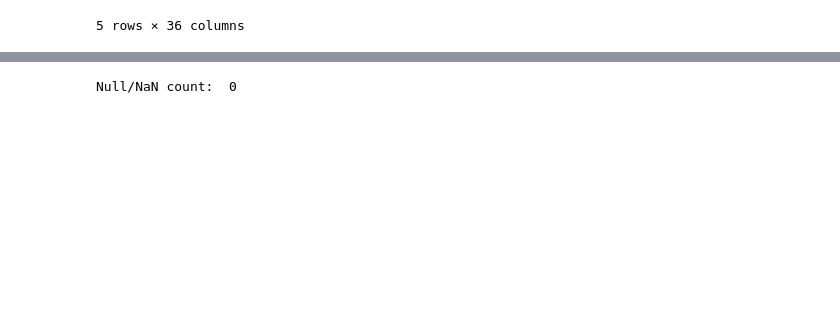
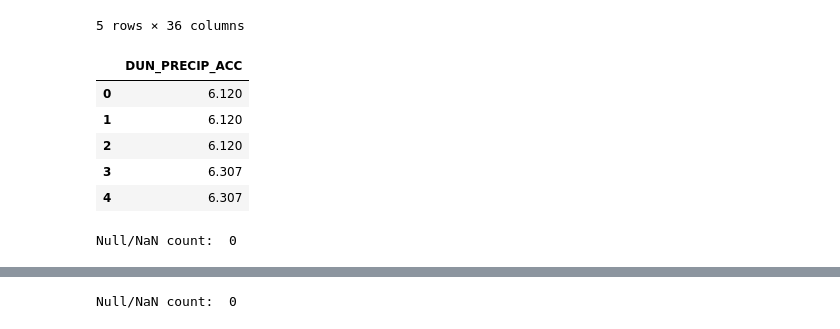
Before and after one commit to lauren-alexandra/basin-inflow-dnn, a Jupyter notebook: EDA.ipynb, the cells around one changed output, grey strips where cells are left out. Saved outputs shown, nothing was run; the diff lists cells and outputs as text; code cells hidden in the pictures; blank space fills up the shorter version.

Commit message:
corrected handle difference data, removing seasonality

```diff
--- a/EDA.ipynb
+++ b/EDA.ipynb
@@ -149,3 +175,28 @@ INFLOW_WATER_YEAR_2016_2018.head()
 | 2016-10-04 | 32.819 | 0.0 | 0.0 | 58 | 72 | 47 | 0.24 | ... |
 | 2016-10-05 | 18.264 | 0.0 | 0.0 | 59 | 75 | 47 | 0.24 | ... |
 5 rows × 36 columns
+# %%
+# interval for differencing data
+days = 365
+
+all_dun_precip_acc = basin_inflow.loc[:, ['DUN_PRECIP_ACC']]
+
+all_dun_precip_acc_COPY = all_dun_precip_acc.copy()
+
+all_dun_precip_acc_COPY.head()
+# %% [output]
+|  | DUN_PRECIP_ACC |
+| 0 | 6.120 |
+| 1 | 6.120 |
+| 2 | 6.120 |
+| 3 | 6.307 |
+| 4 | 6.307 |
+# %%
+# difference data example
+
+stationary_data = difference(all_dun_precip_acc_COPY, days)
+stationary_data.index = all_dun_precip_acc_COPY.index[days:]
+stationary_data.columns = ['DUN_PRECIP_ACC']
+print("Null/NaN count: ", stationary_data.isnull().sum().sum())
+# %% [output]
+Null/NaN count:  0
```
Also changed, not shown: parts of 10 cells of this notebook.
